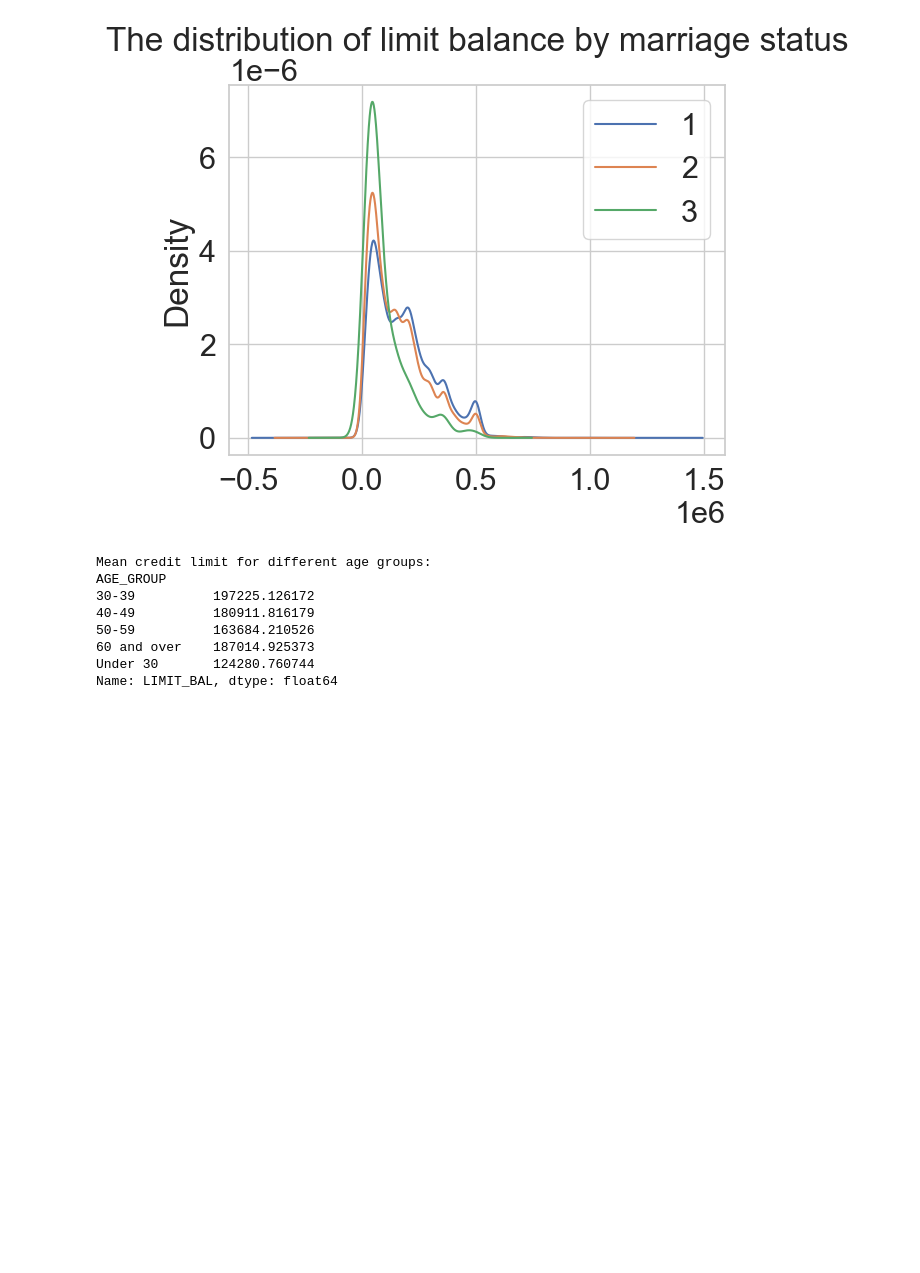
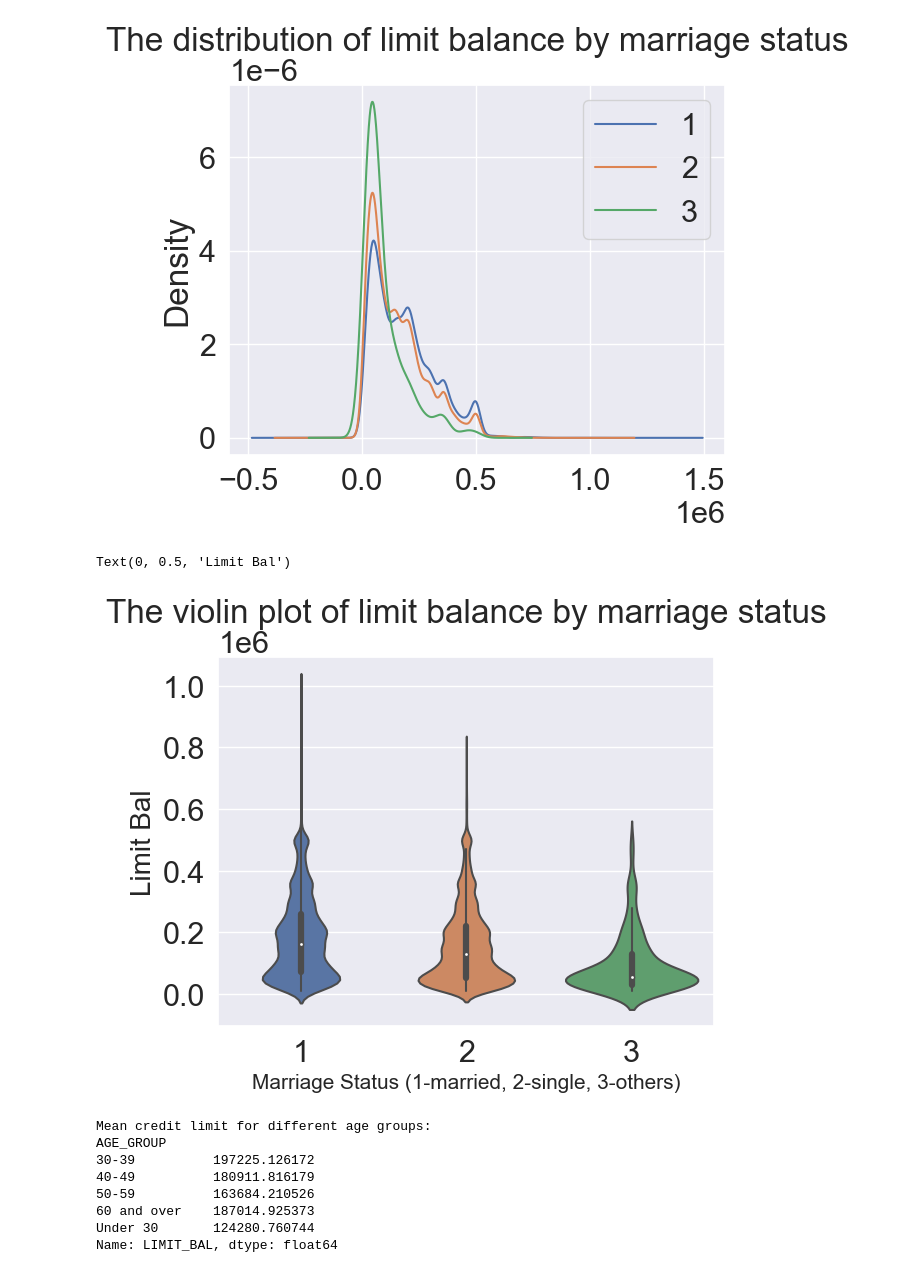
Before and after one commit to ubco-W2022T2-data301/project-group-group27, a Jupyter notebook: analysis/analysis_Betty.ipynb, the cells around one changed output. Cells and saved outputs as stored; diff of their text form; code cells hidden in the pictures; blank space fills up the shorter version.

```diff
--- a/analysis/analysis_Betty.ipynb
+++ b/analysis/analysis_Betty.ipynb
@@ -493,6 +526,17 @@ plt.legend()
 # %% [output]
 <matplotlib.legend.Legend at 0x...>
 [figure]
+# %%
+mar_violin = sns.violinplot(data = data1, x = 'MARRIAGE', y = 'LIMIT_BAL')
+sns.set(font_scale = 2)
+mar_violin.set(title = 'The violin plot of limit balance by marriage status')
+mar_violin.set(xlabel = None)
+mar_violin.set(ylabel = None)
+plt.xlabel('Marriage Status (1-married, 2-single, 3-others)', fontsize = '15')
+plt.ylabel('Limit Bal', fontsize = '20')
+# %% [output]
+Text(0, 0.5, 'Limit Bal')
+[figure, added]
 # %%
 def age_category(age):
     if age < 30:
```
Also changed, not shown: parts of 20 cells of this notebook, 3 other files.
